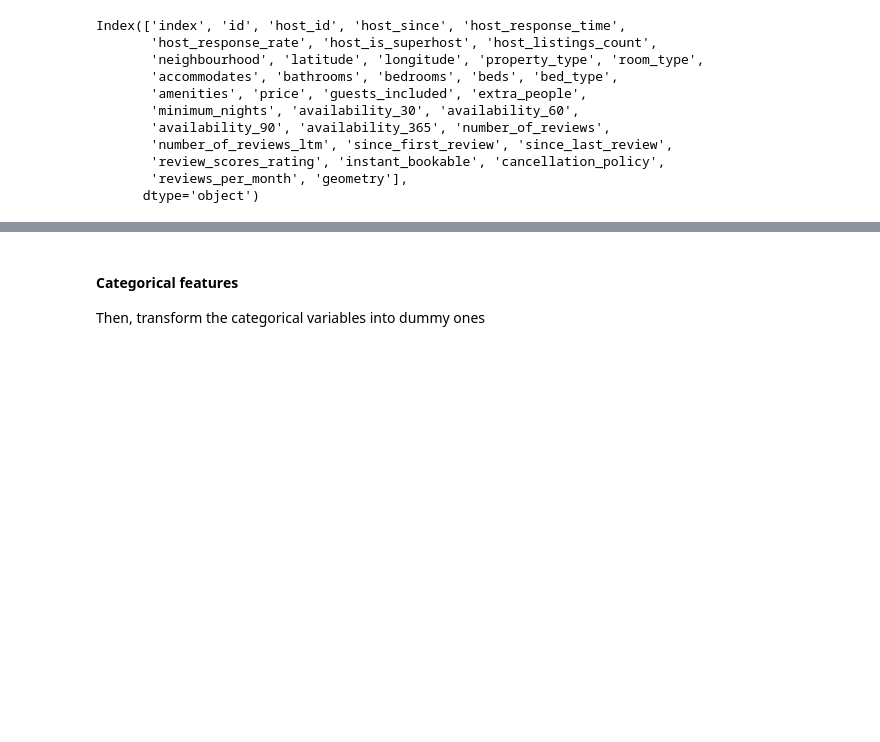
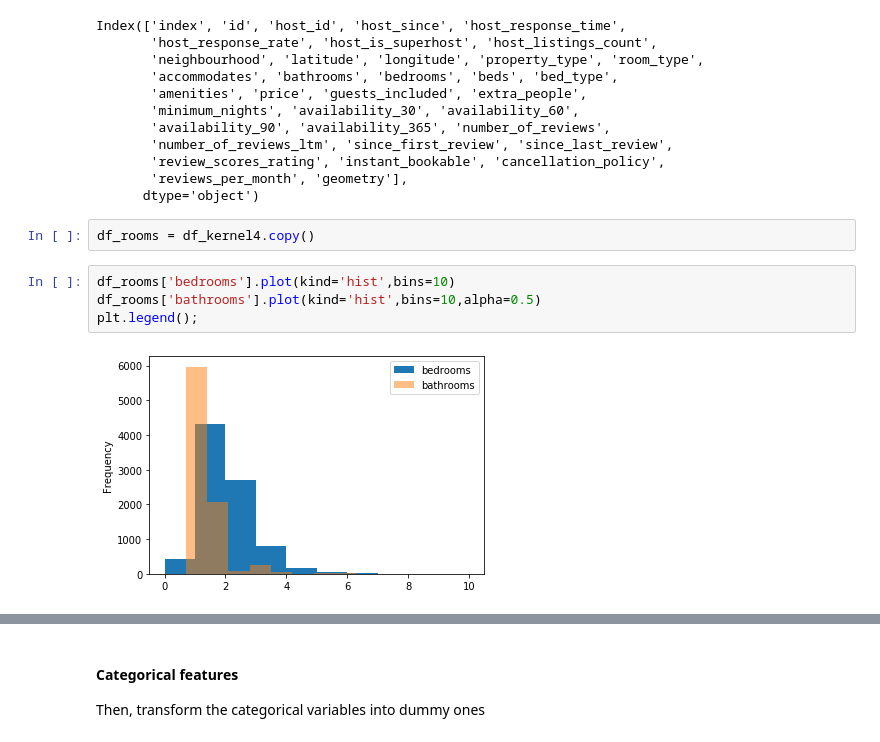
Before and after one commit to claudiocmp/airbnb_florence, a Jupyter notebook: florence_listings.ipynb, the cells around one changed output, grey strips where cells are left out. Drawn from its saved outputs; the diff is of its cells as text; blank space fills up the shorter version.

```diff
--- a/florence_listings.ipynb
+++ b/florence_listings.ipynb
@@ -909,3 +922,11 @@ Index(['index', 'id', 'host_id', 'host_since', 'host_response_time',
        'review_scores_rating', 'instant_bookable', 'cancellation_policy',
        'reviews_per_month', 'geometry'],
       dtype='object')
+# %%
+df_rooms = df_kernel4.copy()
+# %%
+df_rooms['bedrooms'].plot(kind='hist',bins=10)
+df_rooms['bathrooms'].plot(kind='hist',bins=10,alpha=0.5)
+plt.legend();
+# %% [output]
+[figure, added]
```
Also changed, not shown: parts of 6 cells of this notebook, 6 other files.
